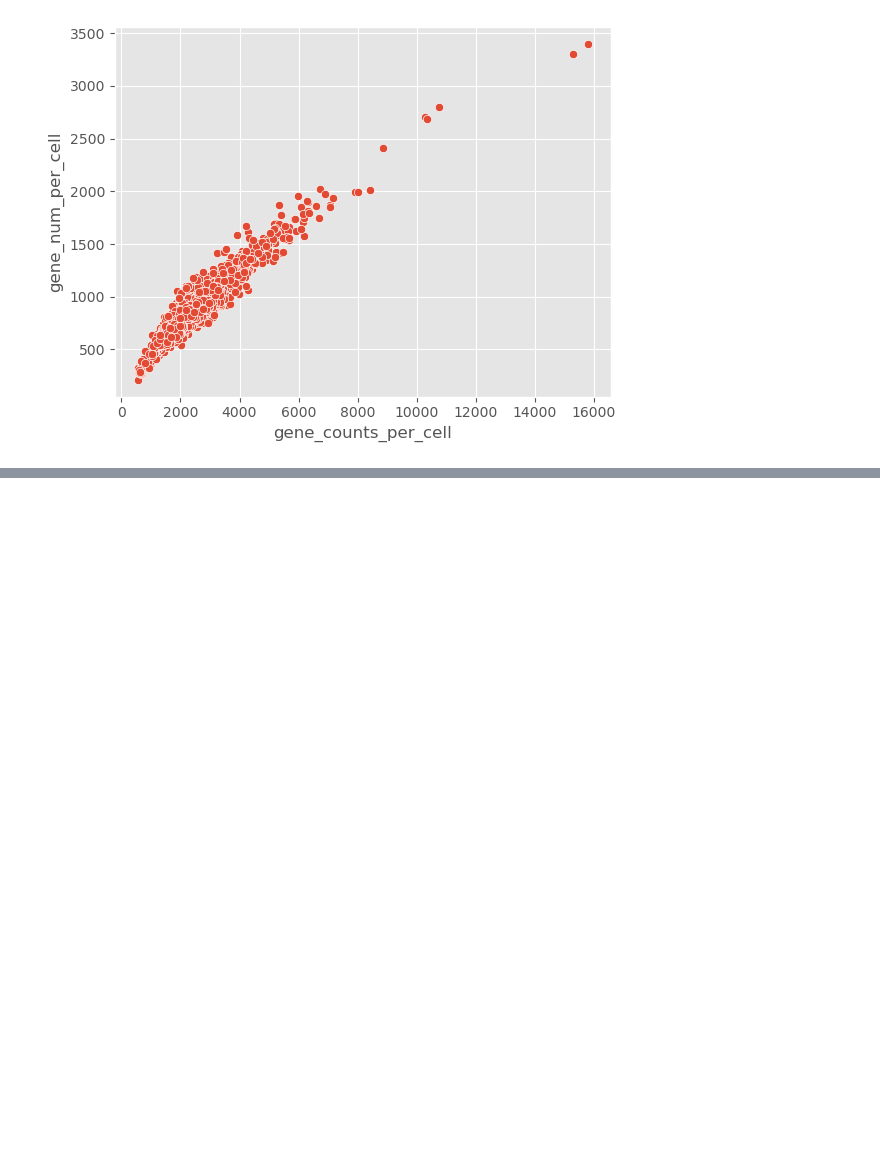
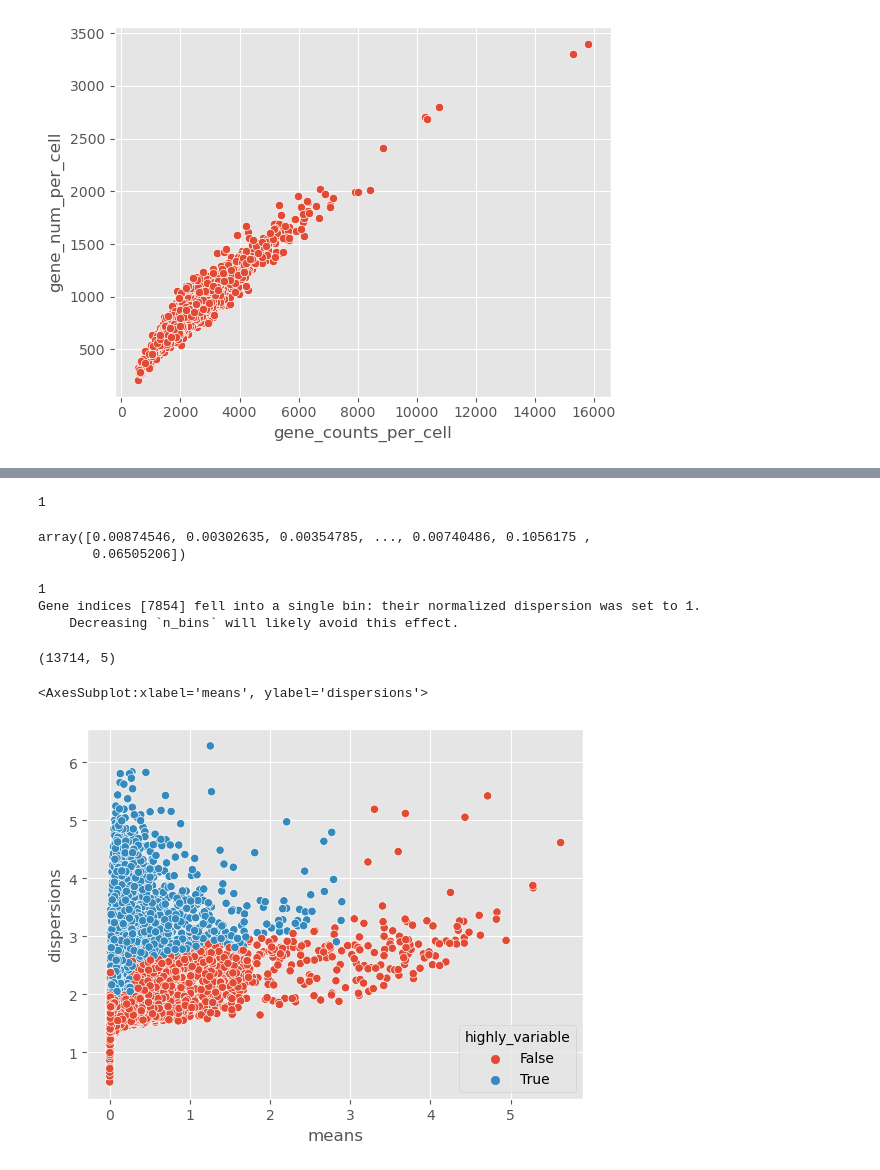
Before and after one commit to whatever60/learn, a Jupyter notebook: single_cell/scanpy/tutorial/preprocessing_clustering_better.ipynb, the cells around one changed output, grey strips where cells are left out. Cells and saved outputs as stored; diff of their text form; code cells hidden in the pictures; blank space fills up the shorter version.

```diff
--- a/single_cell/scanpy/tutorial/preprocessing_clustering_better.ipynb
+++ b/single_cell/scanpy/tutorial/preprocessing_clustering_better.ipynb
@@ -215,0 +336,24 @@ def highly_variable_genes_single_batch_seurat(
+# %%
+mean, var = my_get_mean_var(adata_filtered_twice_norm_log1plus)
+# %% [output]
+1
+# %%
+var
+# %% [output]
+array([0.00874546, 0.00302635, 0.00354785, ..., 0.00740486, 0.1056175 ,
+       0.06505206])
+# %%
+df = highly_variable_genes_single_batch_seurat(adata_filtered_twice_norm_log1plus, min_mean=0.0125, max_mean=3, min_disp=0.5)
+# %% [output]
+1
+Gene indices [7854] fell into a single bin: their normalized dispersion was set to 1.
+    Decreasing `n_bins` will likely avoid this effect.
+# %%
+df.shape
+# %% [output]
+(13714, 5)
+# %%
+sns.scatterplot(data=df, x="means", y="dispersions", hue="highly_variable")
+# %% [output]
+<AxesSubplot:xlabel='means', ylabel='dispersions'>
+[figure, added]
```
Also changed, not shown: parts of 36 cells of this notebook, 2 other files.
